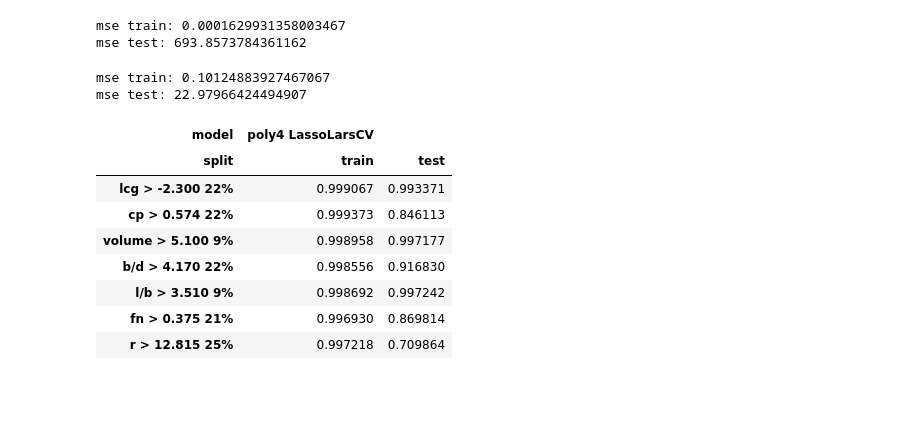
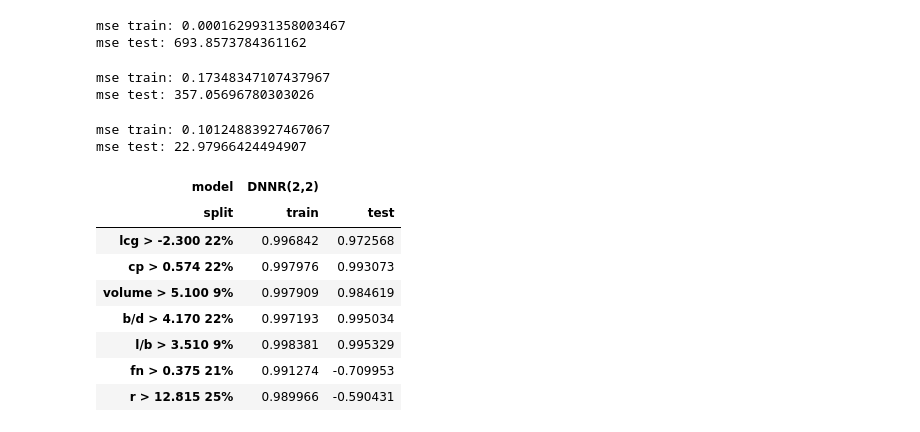
Before and after one commit to andiva/tmpnn, a Jupyter notebook: demo/UCI/YachtHydrodynamics.ipynb, the cells around one changed output. Cells and saved outputs as stored; diff of their text form; code cells hidden in the pictures; blank space fills up the shorter version.

Commit message:
uci tests

```diff
--- a/demo/UCI/YachtHydrodynamics.ipynb
+++ b/demo/UCI/YachtHydrodynamics.ipynb
@@ -56,6 +57,13 @@ score(model)
 # %% [output]
 mse train: 0.0001629931358003467
 mse test: 693.8573784361162
+# %%
+model = DNNR(2,2)
+model.fit(X_train.values, Y_train.values)
+score(model)
+# %% [output]
+mse train: 0.17348347107437967
+mse test: 357.05696780303026
 # %%
 ss = MinMaxScaler((0,0.2))
 X_train = ss.fit_transform(X_train)
@@ -82,12 +90,16 @@ for name, flag in df.describe().loc['75%'].items():
     # row.append(r2_score(Y_train,model.predict(X_train)))
     # row.append(r2_score(Y_test,model.predict(X_test)))
 
-    model = Pipeline(steps=[
-        ('scaler', StandardScaler()),
-        ('poly', PolynomialFeatures(degree=4, include_bias=False)),
-        ('estimator', LassoLarsCV())
-    ])
-    model.fit(X_train, Y_train)
+    # model = Pipeline(steps=[
+    #     ('scaler', StandardScaler()),
+    #     ('poly', PolynomialFeatures(degree=4, include_bias=False)),
+    #     ('estimator', LassoLarsCV())
+    # ])
+    model = DNNR(2,2,order='2')
+    ss = StandardScaler()
+    X_train = ss.fit_transform(X_train)
+    X_test = ss.transform(X_test)
+    model.fit(X_train, Y_train.values)
     row.append(r2_score(Y_train,model.predict(X_train)))
     row.append(r2_score(Y_test,model.predict(X_test)))
 
@@ -104,19 +116,19 @@ for name, flag in df.describe().loc['75%'].items():
 # %%
 dmeta = pd.DataFrame(data=meta).transpose()
 dmeta.columns = pd.MultiIndex.from_tuples(
-    [('poly4 LassoLarsCV','train'),('poly4 LassoLarsCV','test')],
+    [('DNNR(2,2)','train'),('DNNR(2,2)','test')],
     names=['model','split'])
 indexs = dmeta.index.tolist()
 indexs = list(map(lambda x: x.replace('>',' > '), indexs))
 dmeta.index = indexs
 dmeta
 # %% [output]
-| model | poly4 LassoLarsCV |  |
+| model | DNNR(2,2) |  |
 | split | train | test |
-| lcg > -2.300 22% | 0.999067 | 0.993371 |
-| cp > 0.574 22% | 0.999373 | 0.846113 |
-| volume > 5.100 9% | 0.998958 | 0.997177 |
-| b/d > 4.170 22% | 0.998556 | 0.916830 |
-| l/b > 3.510 9% | 0.998692 | 0.997242 |
-| fn > 0.375 21% | 0.996930 | 0.869814 |
-| r > 12.815 25% | 0.997218 | 0.709864 |
+| lcg > -2.300 22% | 0.996842 | 0.972568 |
+| cp > 0.574 22% | 0.997976 | 0.993073 |
+| volume > 5.100 9% | 0.997909 | 0.984619 |
+| b/d > 4.170 22% | 0.997193 | 0.995034 |
+| l/b > 3.510 9% | 0.998381 | 0.995329 |
+| fn > 0.375 21% | 0.991274 | -0.709953 |
+| r > 12.815 25% | 0.989966 | -0.590431 |
```
Also changed, not shown: parts of 2 cells of this notebook, 3 other files.
